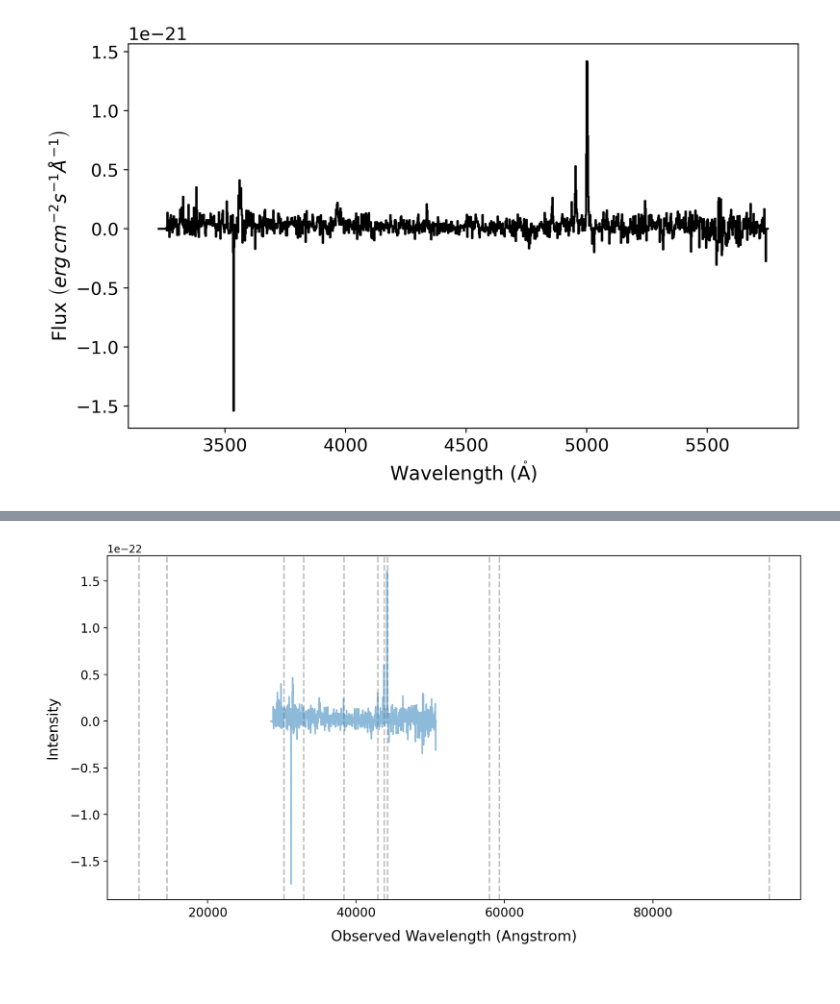
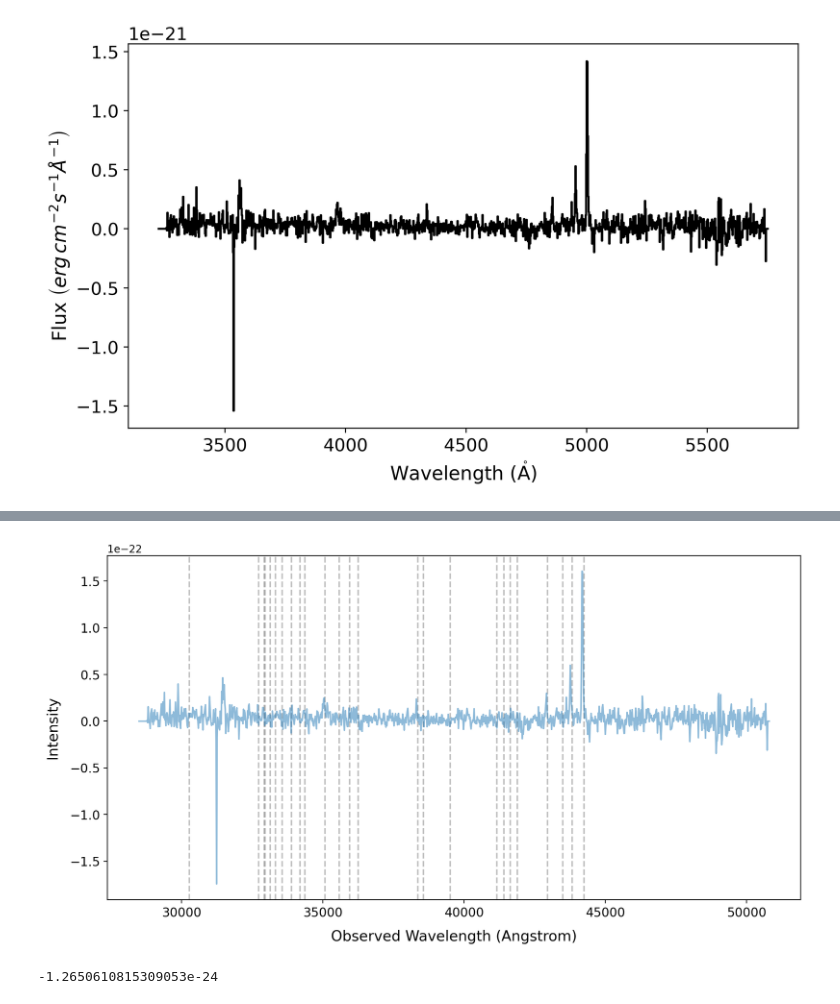
Before and after one commit to Vital-Fernandez/z_key, a Jupyter notebook: touch-data.ipynb, the cells around one changed output, grey strips where cells are left out. Drawn from its saved outputs; the diff is of its cells as text; code cells hidden in the pictures.

```diff
--- a/touch-data.ipynb
+++ b/touch-data.ipynb
@@ -46,7 +46,7 @@ candidate_lines = ["H1_1216A", "He2_1640A", "Ne5_3427A", "O2_3727A", "H1_4342A",
                    "H1_4863A", "O3_4960A", "O3_5008A", "H1_6565A", "S2_6718A",
                    "He1_10833A"]
 # candidate_lines = ["O2_3727A", "H1_4863A", "O3_4960A", "O3_5008A", "H1_6565A"]
-lines_df = full_df.loc[candidate_lines]
-
+# lines_df = full_df.loc[candidate_lines]
+lines_df = full_df
 # The theoretical wavelengths (vacuum) are in the first column:
 wave_theo = lines_df.wavelength.to_numpy()
@@ -64,0 +120,14 @@ spec.wave.data[0]
+# %%
+def wavelength_to_index(wave, wave_theo):
+    if wave_theo < wave[0] or wave_theo > wave[-1]:
+        return None
+    return np.argmin(np.abs(wave - wave_theo))
+
+def calculate_sum(wave, flux, wave_theo):
+    sum = 0
+    for wave_t in wave_theo:
+        idx = wavelength_to_index(wave, wave_t)
+        if idx is None:
+            continue
+        sum += flux[idx]
+    return sum
@@ -65,13 +149,23 @@ spec.wave.data[0]
 # %%
 fig, ax = plt.subplots(figsize=(12, 6))
 ax.plot(l, f, alpha=0.5)
 
+running_sum = 0
 for w in wave_theo:
     corrected_w = w * (1 + spec.redshift + 0.0)
+    w_idx = wavelength_to_index(spec.wave.data, corrected_w)
+    if w_idx is None:
+        continue
+    running_sum += f[w_idx]
+
     ax.axvline(corrected_w, color='grey', linestyle='--', zorder=0, alpha=0.5)
 
 ax.set_ylabel("Intensity", fontsize=14, labelpad=10)
 ax.set_xlabel("Observed Wavelength (Angstrom)", fontsize=14, labelpad=10)
 ax.tick_params(axis='both', which='major', labelsize=12)
 # %% [output]
-[figure, old version]
+[figure, new version]
+# %%
+running_sum
+# %% [output]
+-1.2650610815309053e-24
```
Also changed, not shown: parts of 12 cells of this notebook.
